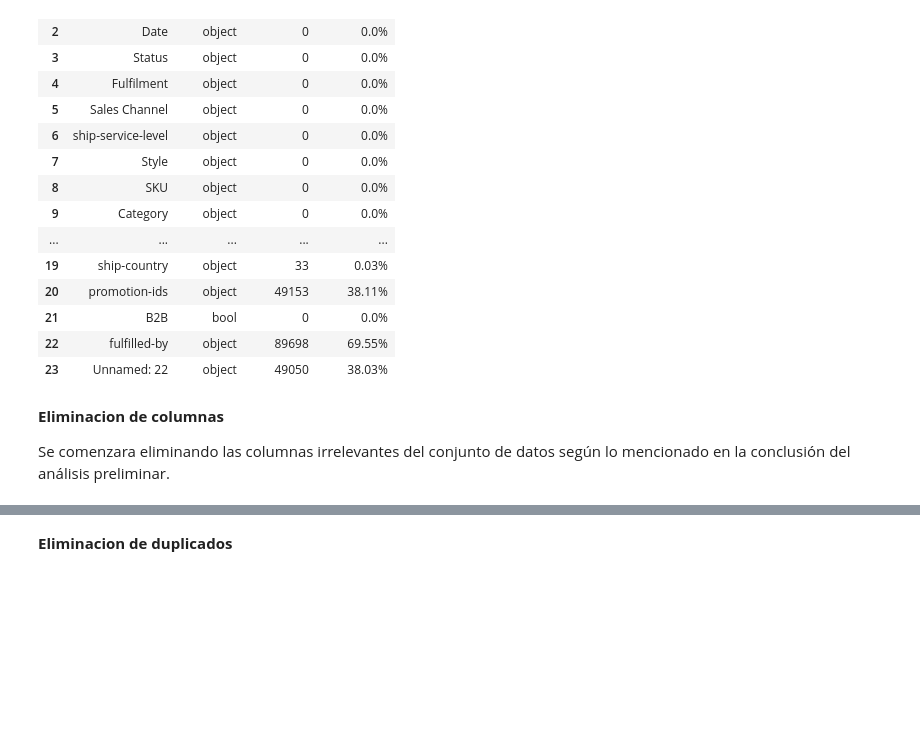
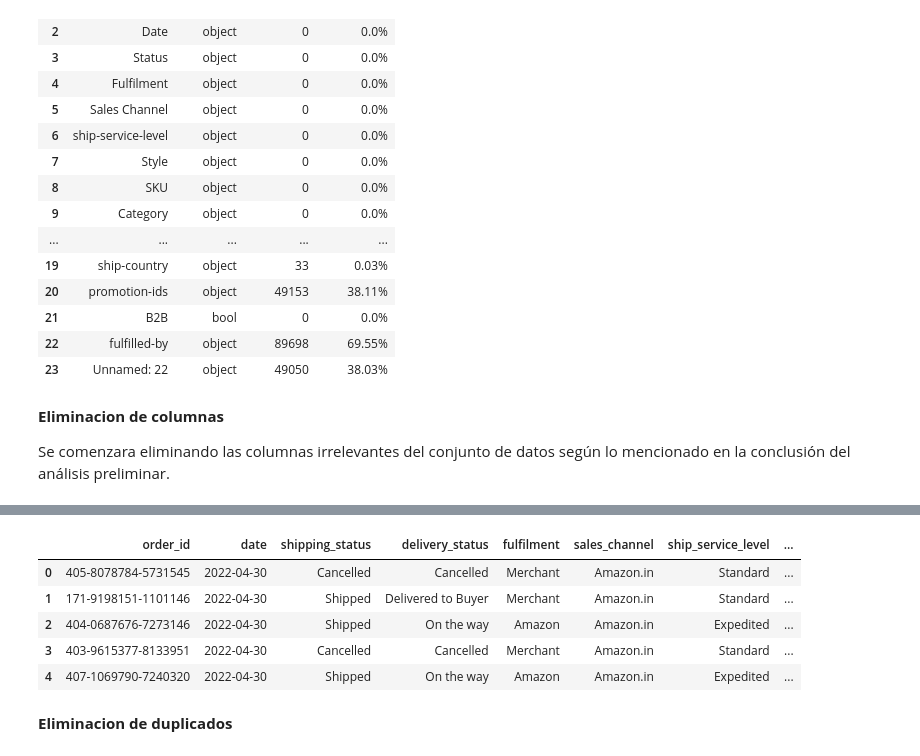
Before and after one commit to pablongrs/AmazonSalesBimestralAnalysis, a Jupyter notebook: Notebooks/ETL.ipynb, the cells around one changed output, grey strips where cells are left out. Saved outputs shown, nothing was run; the diff lists cells and outputs as text; code cells hidden in the pictures; blank space fills up the shorter version.

```diff
--- a/Notebooks/ETL.ipynb
+++ b/Notebooks/ETL.ipynb
@@ -76,3 +153,12 @@ df_ventas.sample()
+# %%
+df_ventas.head(5)
+# %% [output]
+|  | order_id | date | shipping_status | delivery_status | fulfilment | sales_channel | ship_service_level | ... |
+| 0 | 405-8078784-5731545 | 2022-04-30 | Cancelled | Cancelled | Merchant | Amazon.in | Standard | ... |
+| 1 | 171-9198151-1101146 | 2022-04-30 | Shipped | Delivered to Buyer | Merchant | Amazon.in | Standard | ... |
+| 2 | 404-0687676-7273146 | 2022-04-30 | Shipped | On the way | Amazon | Amazon.in | Expedited | ... |
+| 3 | 403-9615377-8133951 | 2022-04-30 | Cancelled | Cancelled | Merchant | Amazon.in | Standard | ... |
+| 4 | 407-1069790-7240320 | 2022-04-30 | Shipped | On the way | Amazon | Amazon.in | Expedited | ... |
 # %% [markdown]
 **Eliminacion de duplicados**
 # %%
```
Also changed, not shown: parts of 20 cells of this notebook.
